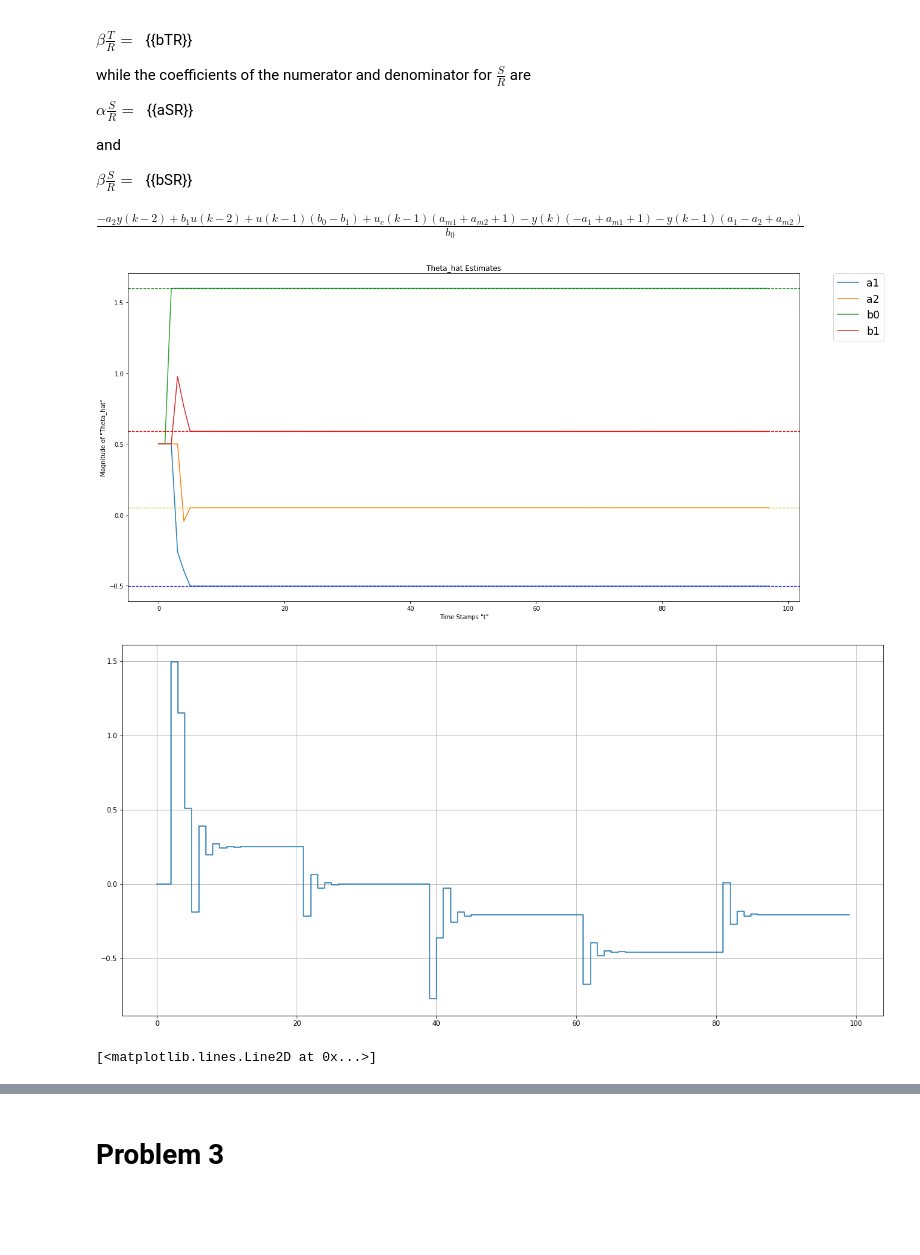
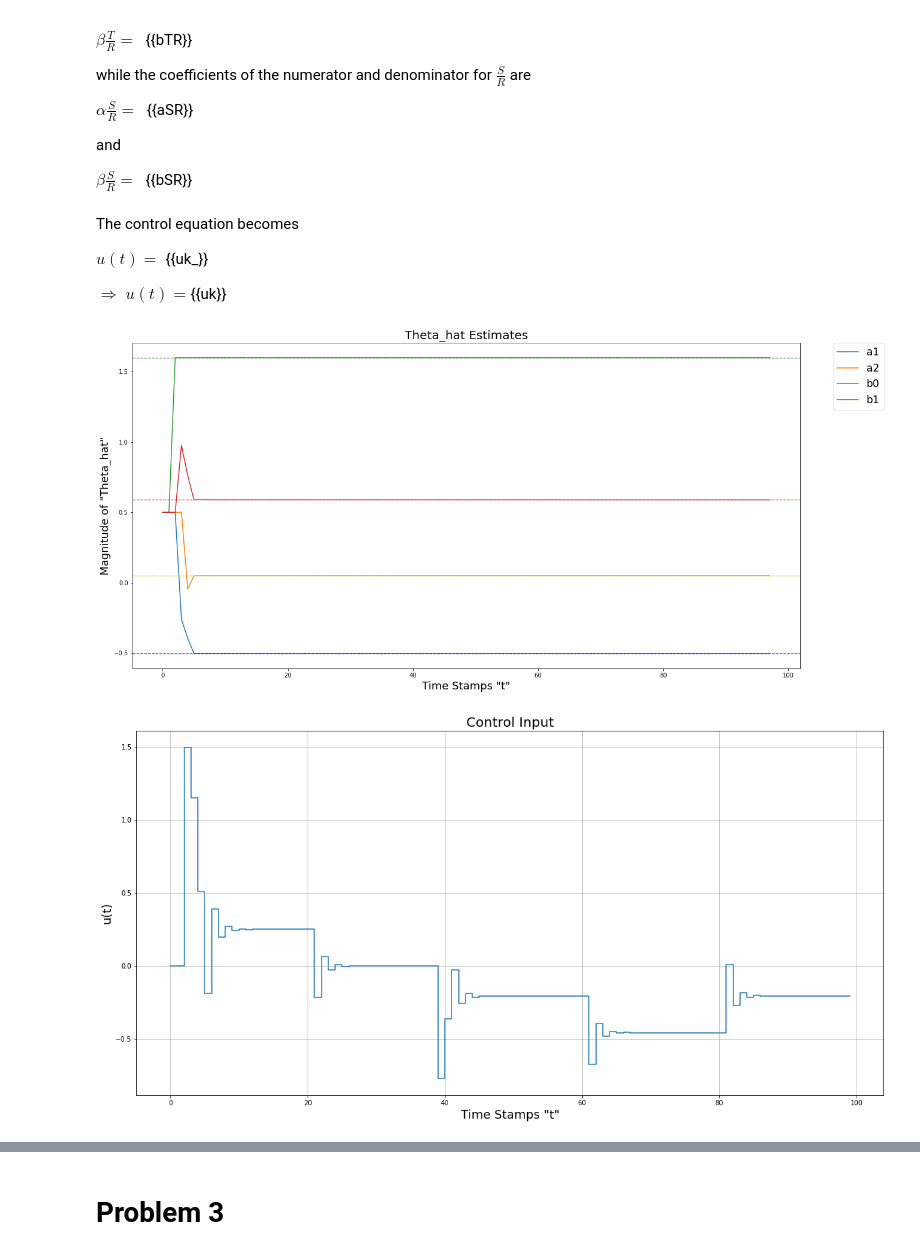
Before and after one commit to cplan082-tech/Adaptive_Control, a Jupyter notebook: assignments/A2/Clive_Plante_hw2.ipynb, the cells around one changed output, grey strips where cells are left out. Saved outputs shown, nothing was run; the diff lists cells and outputs as text; code cells hidden in the pictures; blank space fills up the shorter version.

```diff
--- a/assignments/A2/Clive_Plante_hw2.ipynb
+++ b/assignments/A2/Clive_Plante_hw2.ipynb
@@ -844,11 +832,14 @@ $\beta\frac{S}{R} =\;$ {{bSR}}
 # %%
 u_k_1, u_k_2, uc_k_1, y_k, y_k_1, y_k_2 = sp.symbols('u(k-1) u(k-2) u_{c}(k-1) y(k) y(k-1) y(k-2)')
 
-uk = -u_k_1*aTR[1] -u_k_2*aTR[2] + uc_k_1*bTR[0] - y_k*bSR[0] - y_k_1*bSR[1] - y_k_2*bSR[2]
-uk = simplify(uk.subs([(t0, t_0), (y0, Y_), (r01, r_01), (s00, s_00), (s01, s_01)]))
-uk
+uk_ = -u_k_1*aTR[1] -u_k_2*aTR[2] + uc_k_1*bTR[0] - y_k*bSR[0] - y_k_1*bSR[1] - y_k_2*bSR[2]
+uk = simplify(uk_.subs([(t0, t_0), (y0, Y_), (r01, r_01), (s00, s_00), (s01, s_01)]))
-# %% [output]
-$\displaystyle \frac{- a_{2} y(k-2) + b_{1} u(k-2) + u(k-1) \left(b_{0} - b_{1}\right) + u_{c}(k-1) \left(a_{m1} + a_{m2} + 1\right) - y(k) \left(- a_{1} + a_{m1} + 1\right) - y(k-1) \left(a_{1} - a_{2} + a_{m2}\right)}{b_{0}}$
+# %% [markdown]
+The control equation becomes
+
+$u(t) = \;${{uk_}}
+
+$\Rightarrow \; u(t) = ${{uk}}
 # %%
 # Tunable components vvvvvvvvvvvvvvvvvvvvvvvvvvvvvvvv
 sample_depth = 100
@@ -874,15 +865,19 @@ theta_hat = [np.array([est]*len(theta0)).reshape(-1,1)]
 a_m1 = -0.2707
 a_m2 = 0.01832
 
+# Convert control equation derived above symbolically into numeric function
 uk_subd = uk.subs([(am1, a_m1), (am2, a_m2)])
 uk_func = sp.lambdify([u_k_1, u_k_2, uc_k_1, y_k, y_k_1, y_k_2,
                        a1, a2, b0, b1], uk_subd)
 
 sample_range = range(sample_depth)
+
+# system input
 t = [i for i in sample_range]
 u_c = np.ones(sample_depth)
 u_c[np.where([m.sin(t[i]*m.pi/20)<=0 for i in sample_range])] = 0
 
+# system disturbance starting at t=40
 dist = np.zeros(sample_depth)
 dist[np.where([t[i]>= 40 for i in sample_range])] = 1
 
@@ -892,40 +887,46 @@ u = [0]*starting_samples
 yf = [0]*starting_samples
 uf = [0]*starting_samples
 
 I = np.identity(len(theta0))
 p = 1000*I
 
 for k in range(starting_samples ,sample_depth):
     phi = np.array([-yf[-1], -yf[-2], uf[-1], uf[-2]]).reshape(-1,1)
-
-#     y.append(np.reshape(phi.T@theta0, ()))
     yf.append(np.reshape(phi.T@theta0 + dist[k] - dist[k-1], ()))
 
     K = p@phi@inv(lam + phi.T@p@phi)
     p = (I - K@phi.T)@p/lam
 
-#     theta_hat.append(theta_hat[-1] + K*(y[k] - phi.T@theta_hat[-1]))
     theta_hat.append(theta_hat[-1] + K*(yf[k] - phi.T@theta_hat[-1]))
 
     y.append(yf[k] + y[k-1])
 
     u.append(np.reshape(uk_func(u[k-1], u[k-2], u_c[k-1], y[k], y[k-1], y[k-2],
                                 theta_hat[-1][0], theta_hat[-1][1],
                                 theta_hat[-1][2], theta_hat[-1][3]), ()))
 
     uf.append(u[k] - u[k-1])
 
+
+# ploting of estimated parameters
 df_theta = pd.DataFrame(np.asarray(theta_hat).reshape(-1,4,), columns=['a1', 'a2', 'b0', 'b1'])
-
 theta_hat_ploter(df_theta, theta0, 'Theta_hat Estimates')
 
-plt.step(t, u)
+# ploting of control sig
+plt.step(t,u)
+plt.title('Control Input', fontsize=20)
+plt.ylabel('u(t)', fontsize=18)
+plt.xlabel('Time Stamps "t"', fontsize=18)
 plt.grid()
 plt.show()
 
-plt.plot(t, y)
-plt.plot(t, u_c)
+# ploting of input vs output
+plt.plot(t,u_c)
+plt.plot(t,y)
+plt.title('u_c(t) Vs y(t)', fontsize=20)
+plt.ylabel('Magnitude', fontsize=18)
+plt.xlabel('Time Stamps "t"', fontsize=18)
+plt.show()
 # %% [output]
-[figure, old version]
+[figure, new version]
-[figure, old version]
+[figure, new version]
-[<matplotlib.lines.Line2D at 0x...>]
```
Also changed, not shown: parts of 36 cells of this notebook.
